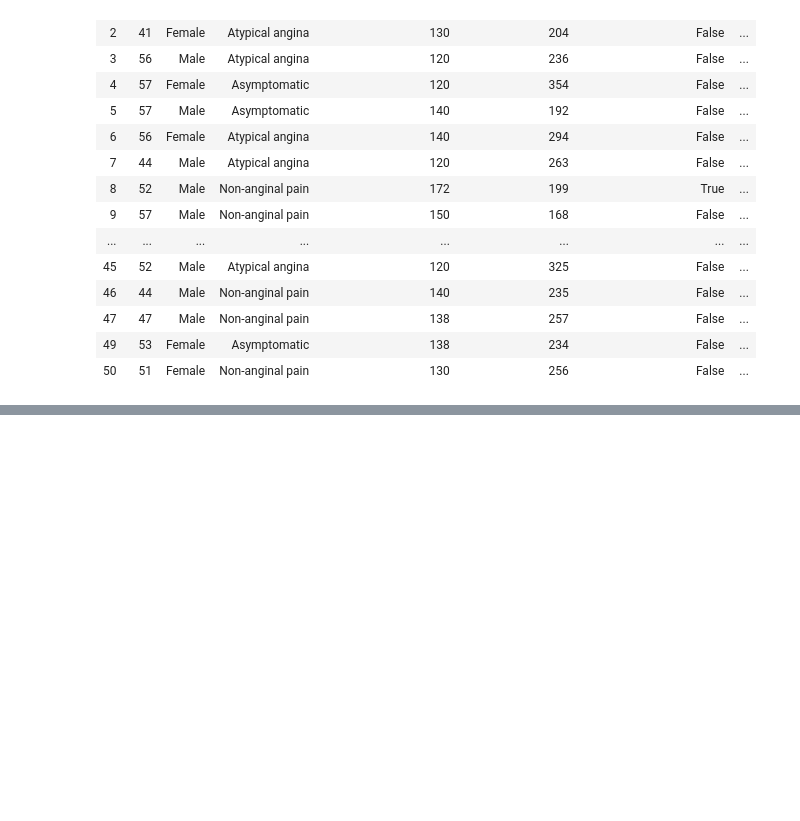
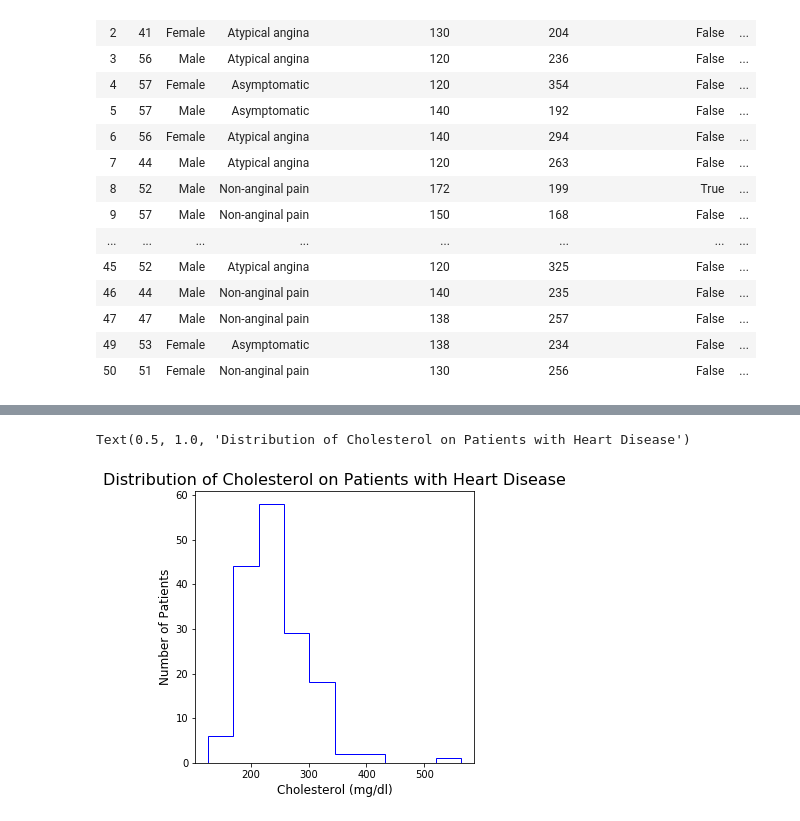
Before and after one commit to terrylashley/heart_project, a Jupyter notebook: heart_main.ipynb, the cells around one changed output, grey strips where cells are left out. Cells and saved outputs as stored; diff of their text form; code cells hidden in the pictures; blank space fills up the shorter version.

```diff
--- a/heart_main.ipynb
+++ b/heart_main.ipynb
@@ -97,0 +164,14 @@ heart_data.head(50)
+# %%
+no_disease_df = heart_data[heart_data['Target'] == 'No disease']
+no_disease_ages = no_disease_df['Cholesterol (mg/dl)']
+
+plt.figure(figsize=(5,5))
+
+plt.hist(no_disease_ages, histtype = 'step', color='blue')
+
+plt.xlabel('Cholesterol (mg/dl)', fontsize = 12)
+plt.ylabel('Number of Patients', fontsize = 12)
+plt.title('Distribution of Cholesterol on Patients with Heart Disease', fontsize = 16)
+# %% [output]
+Text(0.5, 1.0, 'Distribution of Cholesterol on Patients with Heart Disease')
+[figure, added]
```
Also changed, not shown: parts of 9 cells of this notebook.
